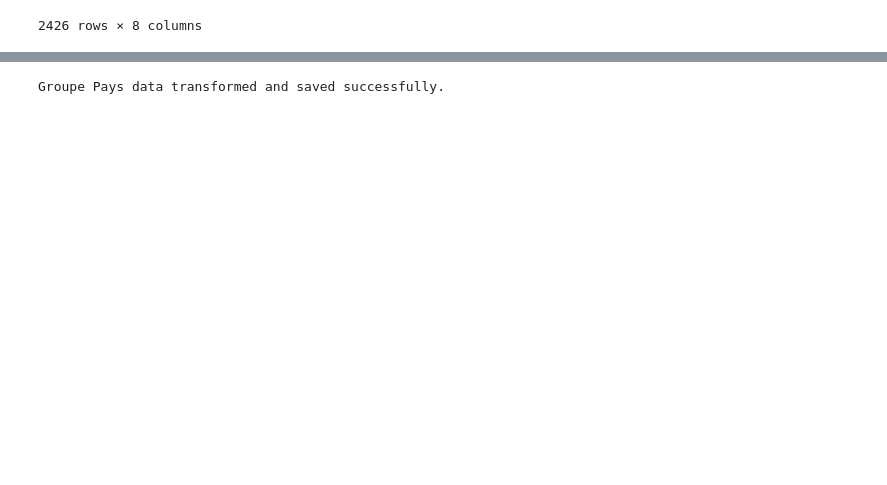
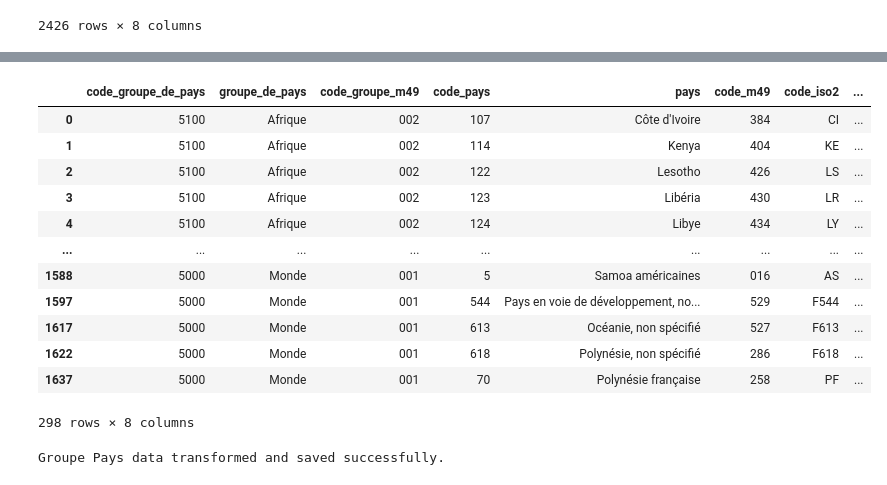
Before and after one commit to IshemZ/projet-poule-qui-chante, a Jupyter notebook: notebooks/explore_group_pays.ipynb, the cells around one changed output, grey strips where cells are left out. Drawn from its saved outputs; the diff is of its cells as text; code cells hidden in the pictures; blank space fills up the shorter version.

```diff
--- a/notebooks/explore_group_pays.ipynb
+++ b/notebooks/explore_group_pays.ipynb
@@ -41,3 +41,7 @@ groupe_pays
 | 2424 | 5828 | Western Asia (exc. Armenia, Azerb... | 485 | 608 | Asie de l'Ouest, non spécifié | 879 | F608 | ... |
 | 2425 | 5828 | Western Asia (exc. Armenia, Azerb... | 485 | 76 | Palestine | 274 | F76 | ... |
 2426 rows × 8 columns
+# %%
+# Supprimer les lignes où la colonne 'code_groupe_m49' est vide
+groupe_pays = groupe_pays[groupe_pays['code_groupe_m49'].notna() & (groupe_pays['code_groupe_m49'] != '')]
+groupe_pays
@@ -44,3 +62,21 @@ groupe_pays
+# %%
+# Garder une seule ligne par pays (le premier groupe rencontré)
+groupe_pays = groupe_pays.reindex().drop_duplicates(subset=['pays'], keep='first')
+groupe_pays
+# %% [output]
+|  | code_groupe_de_pays | groupe_de_pays | code_groupe_m49 | code_pays | pays | code_m49 | code_iso2 | ... |
+| 0 | 5100 | Afrique | 002 | 107 | Côte d'Ivoire | 384 | CI | ... |
+| 1 | 5100 | Afrique | 002 | 114 | Kenya | 404 | KE | ... |
+| 2 | 5100 | Afrique | 002 | 122 | Lesotho | 426 | LS | ... |
+| 3 | 5100 | Afrique | 002 | 123 | Libéria | 430 | LR | ... |
+| 4 | 5100 | Afrique | 002 | 124 | Libye | 434 | LY | ... |
+| ... | ... | ... | ... | ... | ... | ... | ... | ... |
+| 1588 | 5000 | Monde | 001 | 5 | Samoa américaines | 016 | AS | ... |
+| 1597 | 5000 | Monde | 001 | 544 | Pays en voie de développement, no... | 529 | F544 | ... |
+| 1617 | 5000 | Monde | 001 | 613 | Océanie, non spécifié | 527 | F613 | ... |
+| 1622 | 5000 | Monde | 001 | 618 | Polynésie, non spécifié | 286 | F618 | ... |
+| 1637 | 5000 | Monde | 001 | 70 | Polynésie française | 258 | PF | ... |
+298 rows × 8 columns
 # %%
 def save_groupe_pays_csv(groupe_pays):
     groupe_pays.to_csv("../export/groupe_pays.csv", index=False, sep=",", encoding="utf-8-sig")
```
Also changed, not shown: parts of 1 cell of this notebook, 4 other files.
